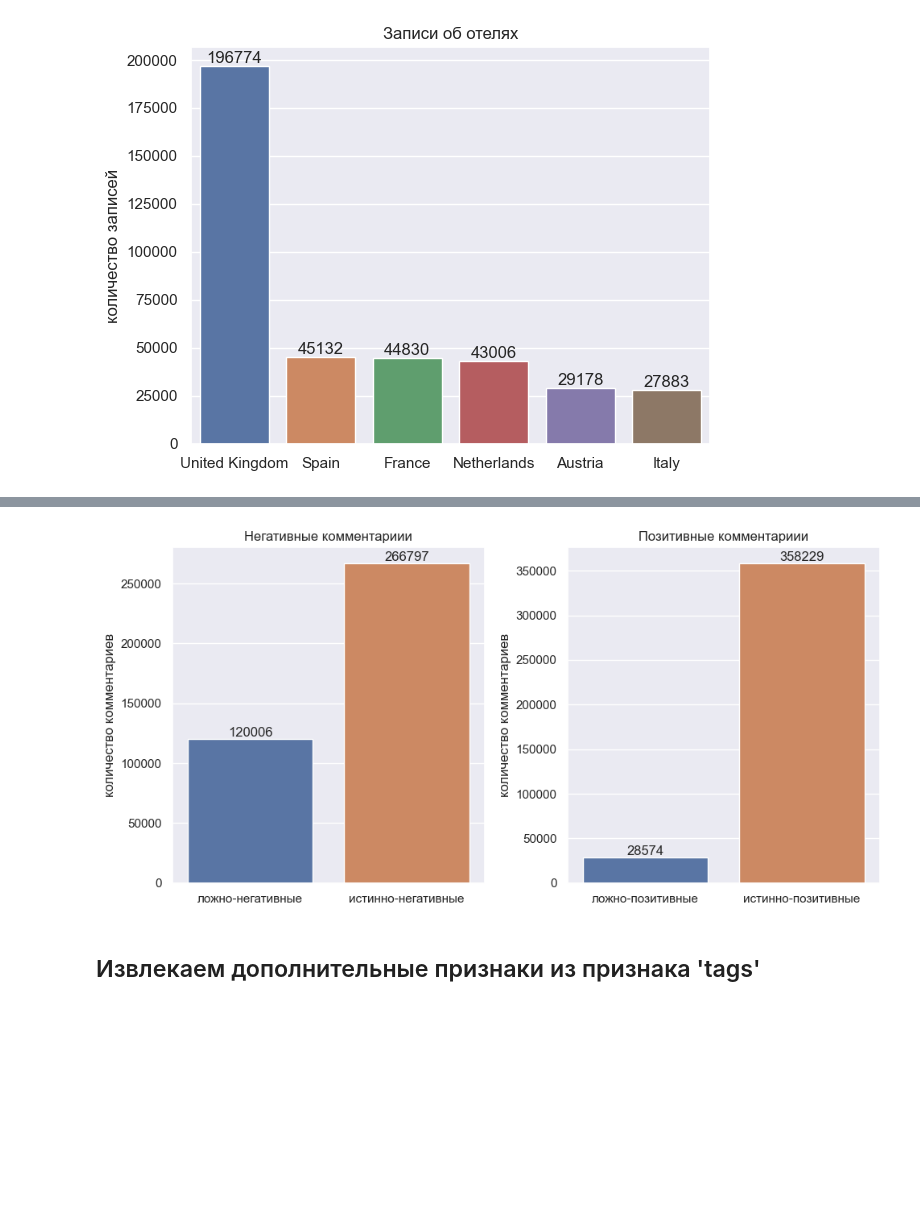
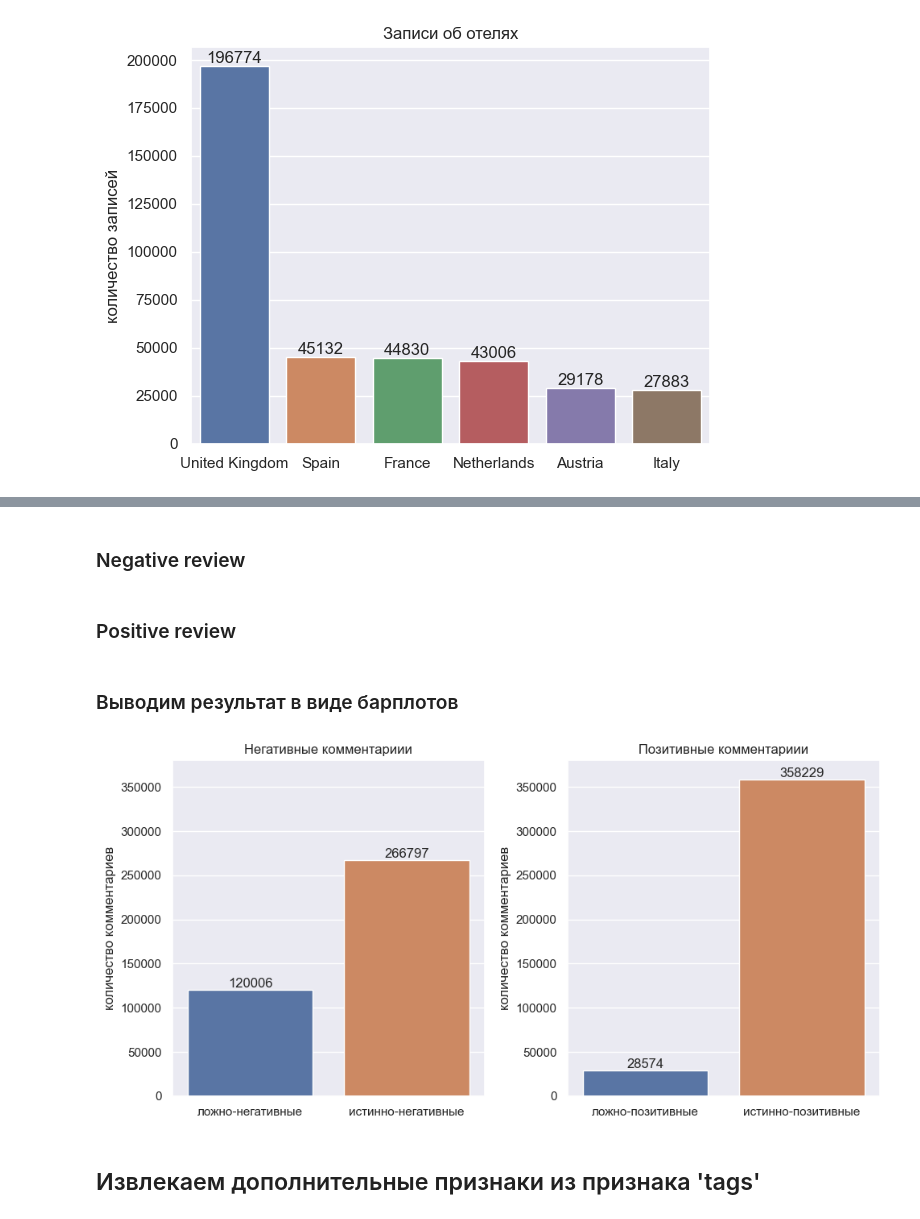
Before and after one commit to YarikKa2/EDA_Feature_Engineering__StudyProject_3, a Jupyter notebook: code/EDA_FeatureEng.ipynb, the cells around one changed output, grey strips where cells are left out. Cells and saved outputs as stored; diff of their text form; code cells hidden in the pictures; blank space fills up the shorter version.

```diff
--- a/code/EDA_FeatureEng.ipynb
+++ b/code/EDA_FeatureEng.ipynb
@@ -127,3 +136,5 @@ review_days= \
+# %% [markdown]
+### Negative review
 # %%
 # Приводим все строки в переменной 'negative_review' к нижнему регистру
 ObjDataHotel['negative_review'] = \
@@ -175,6 +186,8 @@ ObjDataHotel['negative_review'] = \
     ObjDataHotel['negative_review'].apply(lambda x: 0 if x in NonNegList else 1)
 
 NegRewMod = ObjDataHotel['negative_review'].to_frame()
+# %% [markdown]
+### Positive review
 # %%
 # Аналогичны образом можно модифицировать признак 'positive_review'
 
@@ -227,6 +240,8 @@ ObjDataHotel['positive_review'] = \
     ObjDataHotel['positive_review'].apply(lambda x: 0 if x in NonPosList else 1)
 
 PosRewMod = ObjDataHotel['positive_review'].to_frame()
+# %% [markdown]
+### Выводим результат в виде барплотов
 # %%
 # Выводим в виде барплотов
 fig, ax = plt.subplots(ncols=2, figsize=(10, 5))
@@ -239,36 +254,38 @@ NegCom_count_bar = sns.barplot(data=NegCom_count, x='negative_review', ax=ax[0],
                              y='count', hue='negative_review', palette='deep',
                              errorbar=None, legend=False)
 
 NegCom_count_bar.set(title='Негативные комментариии',
                    ylabel='количество комментариев', xlabel='',
-                   xticklabels=['ложно-негативные', 'истинно-негативные'])
+                   xticklabels=['ложно-негативные', 'истинно-негативные'],
+                   ylim=(0, 380000))
 
 
 for i in NegCom_count_bar.containers:
     NegCom_count_bar.bar_label(i)
 ################################################################################
 
 
 # Барплот с позитивными комментариями
 PosCom_count = ObjDataHotel['positive_review'].value_counts().to_frame()
 PosCom_count.reset_index()
 PosCom_count_bar = sns.barplot(data=PosCom_count, x='positive_review', ax=ax[1],
                              y='count', hue='positive_review', palette='deep',
                              errorbar=None, legend=False)
 
 PosCom_count_bar.set(title='Позитивные комментариии',
                    ylabel='количество комментариев', xlabel='',
-                   xticklabels=['ложно-позитивные', 'истинно-позитивные'])
+                   xticklabels=['ложно-позитивные', 'истинно-позитивные'],
+                   ylim=(0, 380000))
 
 for i in PosCom_count_bar.containers:
     PosCom_count_bar.bar_label(i)
 ################################################################################
 
 
 
 fig.tight_layout()
 # %% [output]
-[figure, old version]
+[figure, new version]
 # %% [markdown]
 ## Извлекаем дополнительные признаки из признака 'tags'
 # %%
```
Also changed, not shown: parts of 11 cells of this notebook.
